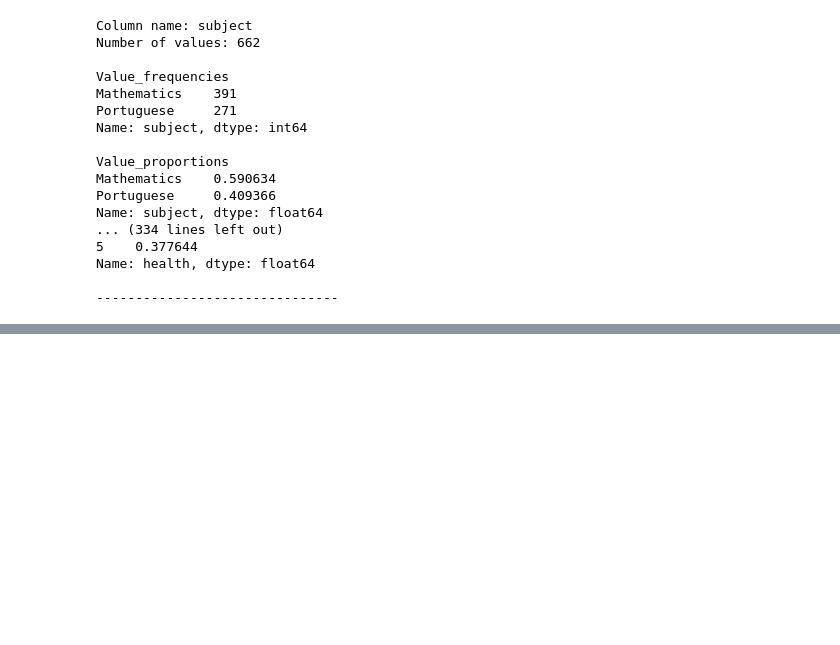
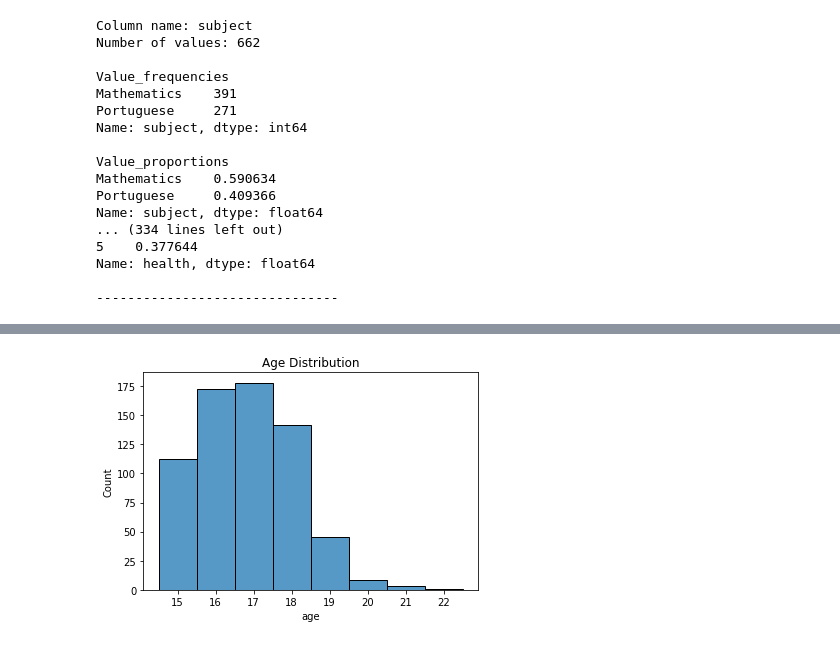
Before and after one commit to nromano2/TP1_NVR_TMM, a Jupyter notebook: TP1_NVR_TMM.ipynb, the cells around one changed output, grey strips where cells are left out. Saved outputs shown, nothing was run; the diff lists cells and outputs as text; code cells hidden in the pictures; blank space fills up the shorter version.

```diff
--- a/TP1_NVR_TMM.ipynb
+++ b/TP1_NVR_TMM.ipynb
@@ -371,0 +384,6 @@ Name: health, dtype: float64
+# %%
+figure3 = sns.histplot(data=df, x='age', discrete=True)
+plt.title("Age Distribution")
+plt.savefig("age_distributions.png", bbox_inches='tight')
+# %% [output]
+[figure, added]
```
Also changed, not shown: parts of 46 cells of this notebook.
